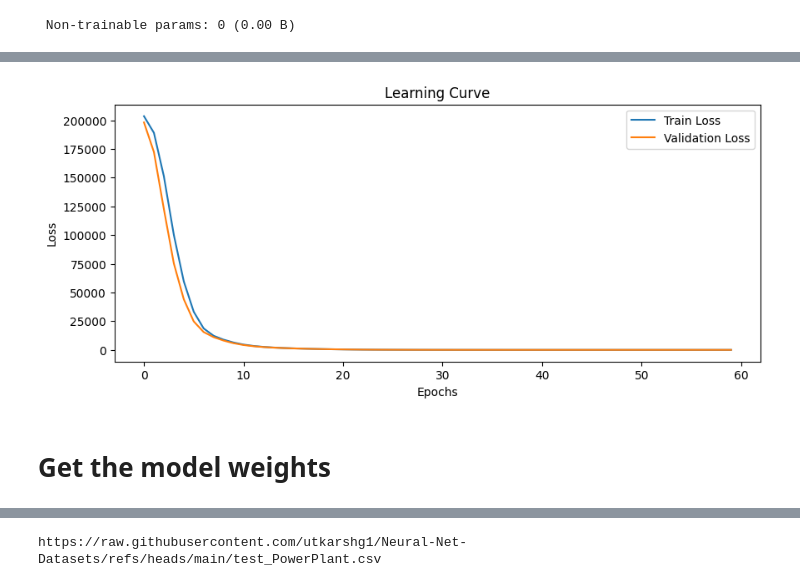
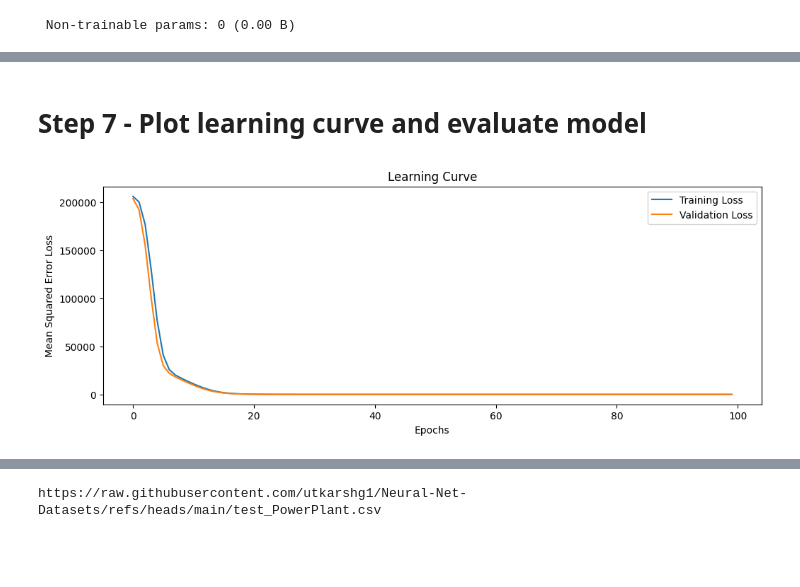
Before and after one commit to utkarshg1/Test1, a Jupyter notebook: Regression_with_Keras.ipynb, the cells around one changed output, grey strips where cells are left out. Saved outputs shown, nothing was run; the diff lists cells and outputs as text; code cells hidden in the pictures; blank space fills up the shorter version.

```diff
--- a/Regression_with_Keras.ipynb
+++ b/Regression_with_Keras.ipynb
@@ -194,0 +185,2 @@ xtest.shape
+# %%
+pipe.fit(xtrain)
@@ -194,0 +190,3 @@ xtest.shape
+# %%
+xtrain_pre = pipe.transform(xtrain)
+xtest_pre = pipe.transform(xtest)
@@ -205,8 +225,8 @@ from tensorflow.keras.models import Sequential
 from tensorflow.keras.layers import Input, Dense
 # %%
 model = Sequential(
-    [
-        Input(shape=(xtrain.shape[1], )),
+    layers = [
+        Input(shape = (xtrain.shape[1],)),
         Dense(units=8, activation="relu"),
         Dense(units=4, activation="relu"),
         Dense(units=1, activation="linear")
@@ -233,4 +255,3 @@ model.compile(loss="mse", optimizer="adam", metrics=["mae"])
 # %%
-# Fit the model
-history = model.fit(xtrain, ytrain, epochs=60, validation_split=0.1)
+hist = model.fit(xtrain_pre, ytrain, epochs=100, validation_split=0.2)
 # %% [output]
@@ -294,15 +275,15 @@ history.history["val_loss"]
+# %% [markdown]
+# Step 7 - Plot learning curve and evaluate model
 # %%
 import matplotlib.pyplot as plt
 
-plt.figure(figsize=(10, 4))
-plt.plot(history.history["loss"], label="Train Loss")
-plt.plot(history.history["val_loss"], label="Validation Loss")
+plt.figure(figsize=(12, 4))
+plt.plot(hist.history["loss"], label="Training Loss")
+plt.plot(hist.history["val_loss"], label="Validation Loss")
 plt.xlabel("Epochs")
-plt.ylabel("Loss")
+plt.ylabel("Mean Squared Error Loss")
 plt.title("Learning Curve")
 plt.legend()
 plt.show()
 # %% [output]
-[figure, old version]
+[figure, new version]
-# %% [markdown]
-# Get the model weights
```
Also changed, not shown: parts of 72 cells of this notebook.
